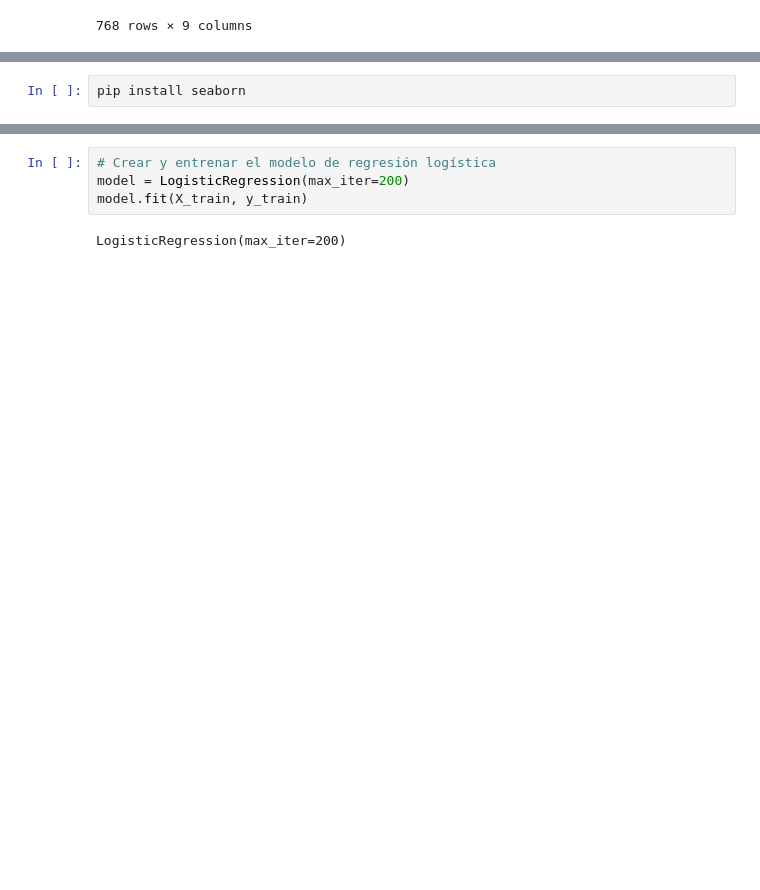
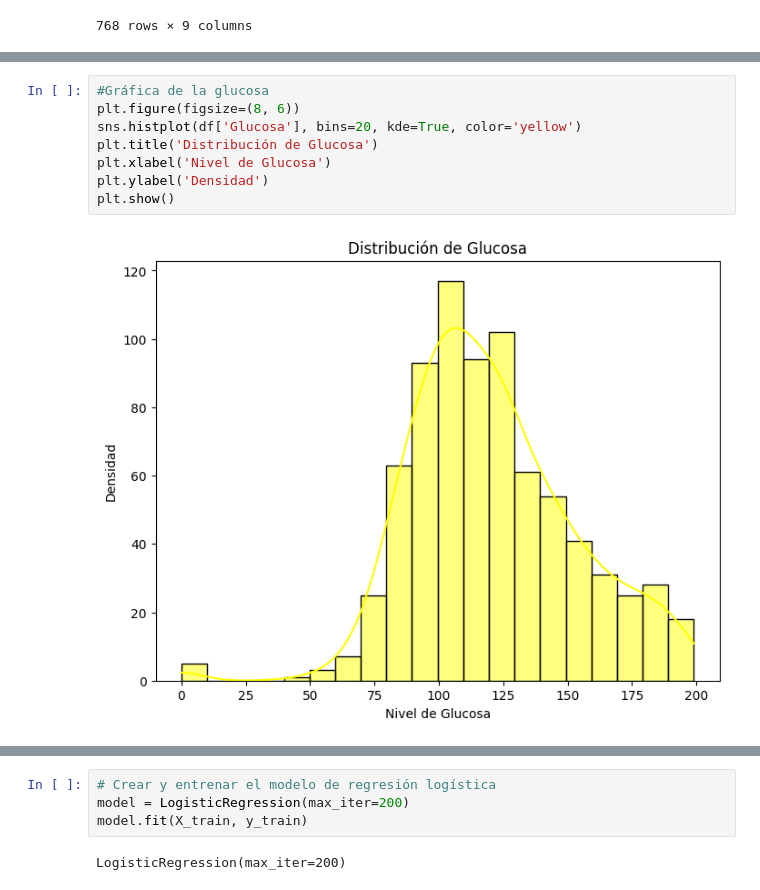
Before and after one commit to jarsmp37/progavan, a Jupyter notebook: GUI_tkinter/datascience/Conceptos_2.ipynb, the cells around one changed output, grey strips where cells are left out. Saved outputs shown, nothing was run; the diff lists cells and outputs as text; blank space fills up the shorter version.

```diff
--- a/GUI_tkinter/datascience/Conceptos_2.ipynb
+++ b/GUI_tkinter/datascience/Conceptos_2.ipynb
@@ -51,2 +93,10 @@ for columna in df.columns:
-# %%
-pip install seaborn
+# %%
+#Gráfica de la glucosa
+plt.figure(figsize=(8, 6))
+sns.histplot(df['Glucosa'], bins=20, kde=True, color='yellow')
+plt.title('Distribución de Glucosa')
+plt.xlabel('Nivel de Glucosa')
+plt.ylabel('Densidad')
+plt.show()
+# %% [output]
+[figure, added]
```
Also changed, not shown: parts of 45 cells of this notebook, 4 other files.
